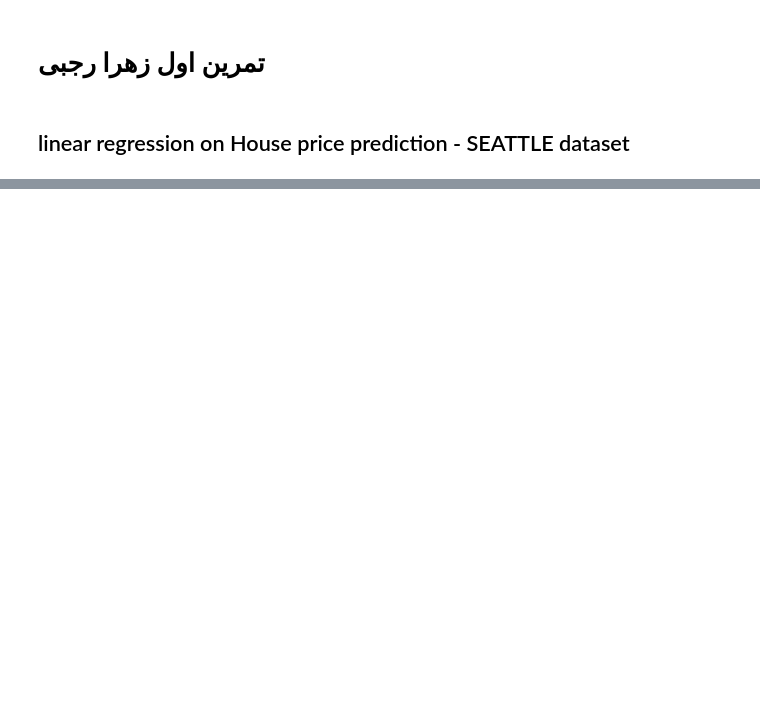
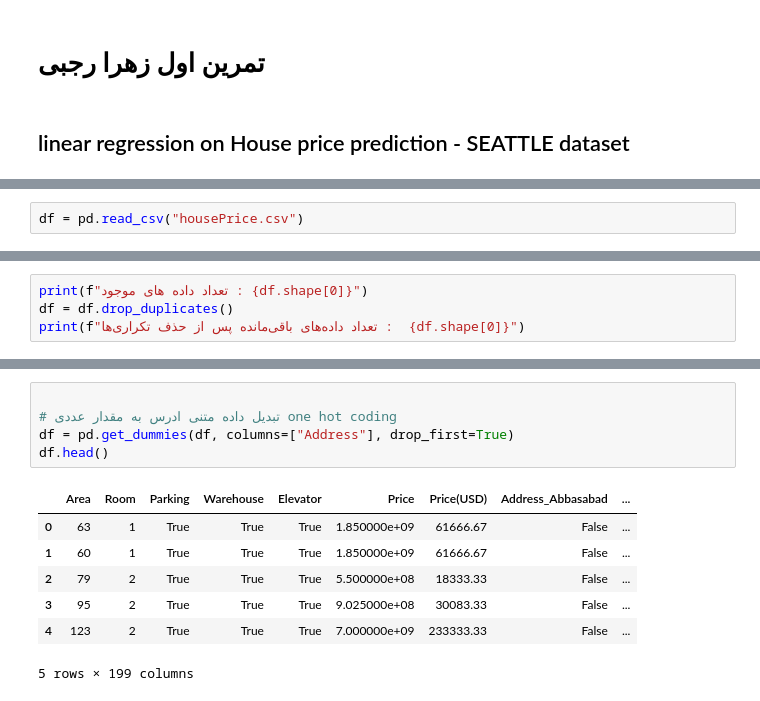
Before and after one commit to zahra-rajabi/ML_first_project, a Jupyter notebook: Zahra_rajabi_linear_regression.ipynb, the cells around one changed output, grey strips where cells are left out. Cells and saved outputs as stored; diff of their text form; blank space fills up the shorter version.

```diff
--- a/Zahra_rajabi_linear_regression.ipynb
+++ b/Zahra_rajabi_linear_regression.ipynb
@@ -84,0 +17,2 @@ df_cleaned.describe()
+# %%
+df = pd.read_csv("housePrice.csv")
@@ -84,0 +45,4 @@ df_cleaned.describe()
+# %%
+print(f"تعداد داده های موجود : {df.shape[0]}")
+df = df.drop_duplicates()
+print(f"تعداد داده‌های باقی‌مانده پس از حذف تکراری‌ها :  {df.shape[0]}")
@@ -84,0 +65,13 @@ df_cleaned.describe()
+# %%
+
+# تبدیل داده متنی ادرس به مقدار عددی one hot coding
+df = pd.get_dummies(df, columns=["Address"], drop_first=True)
+df.head()
+# %% [output]
+|  | Area | Room | Parking | Warehouse | Elevator | Price | Price(USD) | Address_Abbasabad | ... |
+| 0 | 63 | 1 | True | True | True | 1.850000e+09 | 61666.67 | False | ... |
+| 1 | 60 | 1 | True | True | True | 1.850000e+09 | 61666.67 | False | ... |
+| 2 | 79 | 2 | True | True | True | 5.500000e+08 | 18333.33 | False | ... |
+| 3 | 95 | 2 | True | True | True | 9.025000e+08 | 30083.33 | False | ... |
+| 4 | 123 | 2 | True | True | True | 7.000000e+09 | 233333.33 | False | ... |
+5 rows × 199 columns
```
Also changed, not shown: parts of 24 cells of this notebook, 4 other files.
